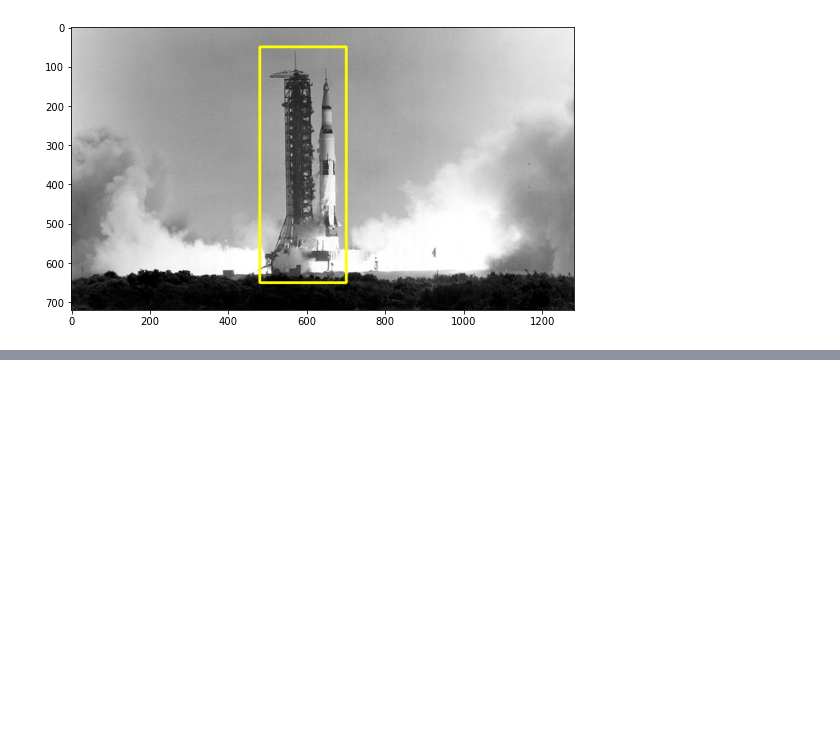
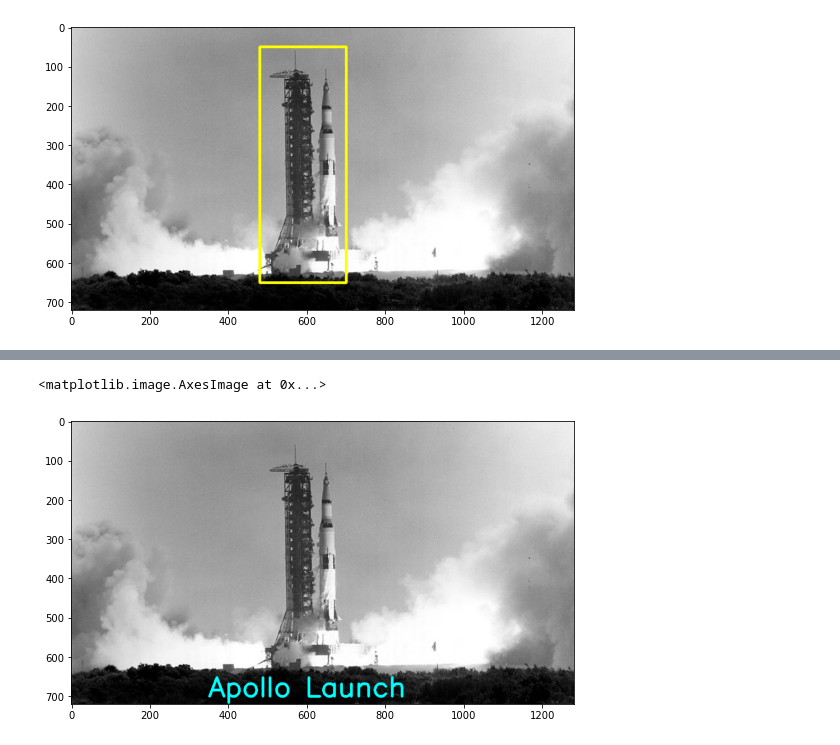
Before and after one commit to mdvadiyatnaqvi/OpenCV, a Jupyter notebook: 3-Image Annotation/Image_annotation.ipynb, the cells around one changed output, grey strips where cells are left out. Cells and saved outputs as stored; diff of their text form; code cells hidden in the pictures; blank space fills up the shorter version.

Commit message:
adding text on image has been completed

```diff
--- a/3-Image Annotation/Image_annotation.ipynb
+++ b/3-Image Annotation/Image_annotation.ipynb
@@ -71,0 +78,12 @@ plt.imshow(image_for_rectangle[:, :, ::-1])
+# %%
+image_for_text = apollo_img.copy()
+img = image_for_text
+text = "Apollo Launch"
+dims = (350, 700)
+fontface = cv2.FONT_HERSHEY_SIMPLEX
+fontscale = 2.3
+image_for_text = cv2.putText(img, text, dims, fontface, fontscale, (0, 255, 255), 5)
+plt.imshow(image_for_text)
+# %% [output]
+<matplotlib.image.AxesImage at 0x...>
+[figure, added]
```
Also changed, not shown: parts of 1 cell of this notebook.
